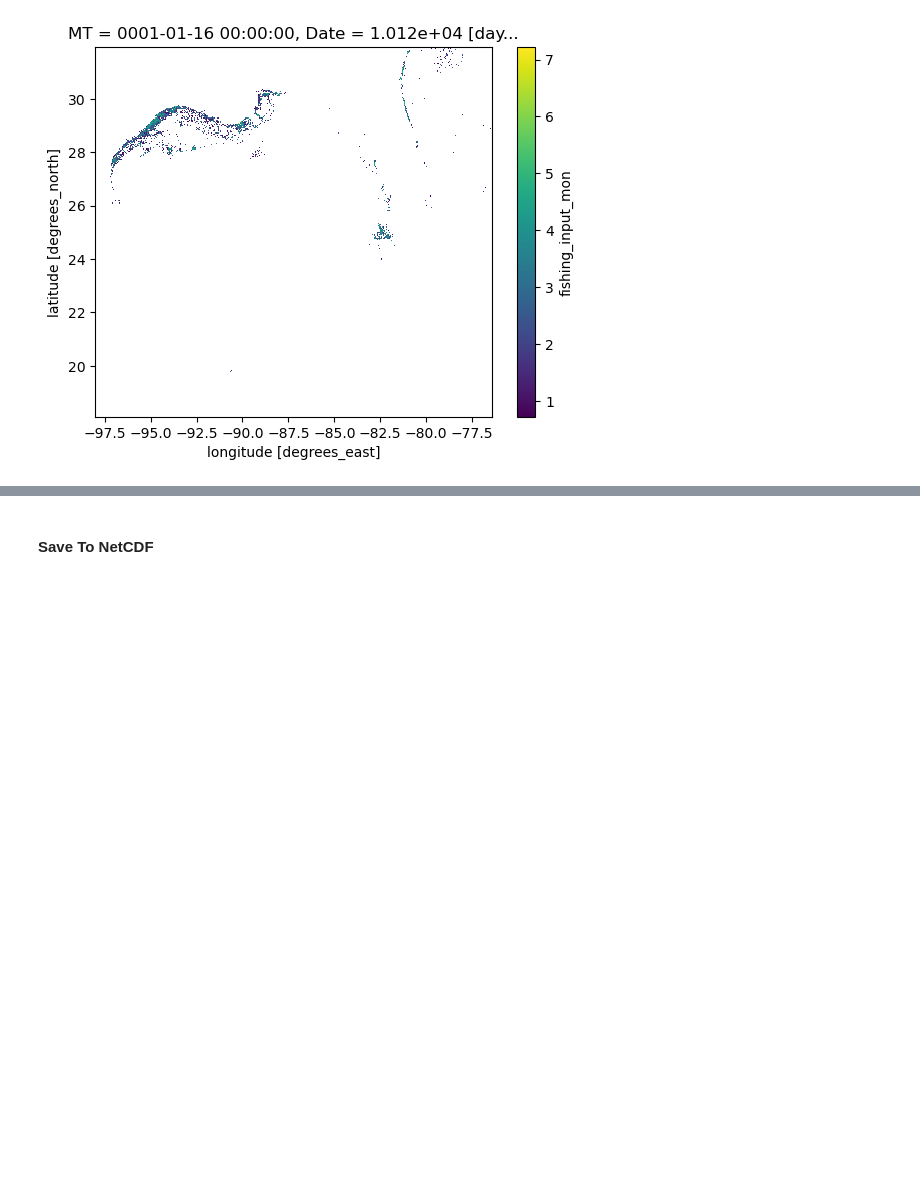
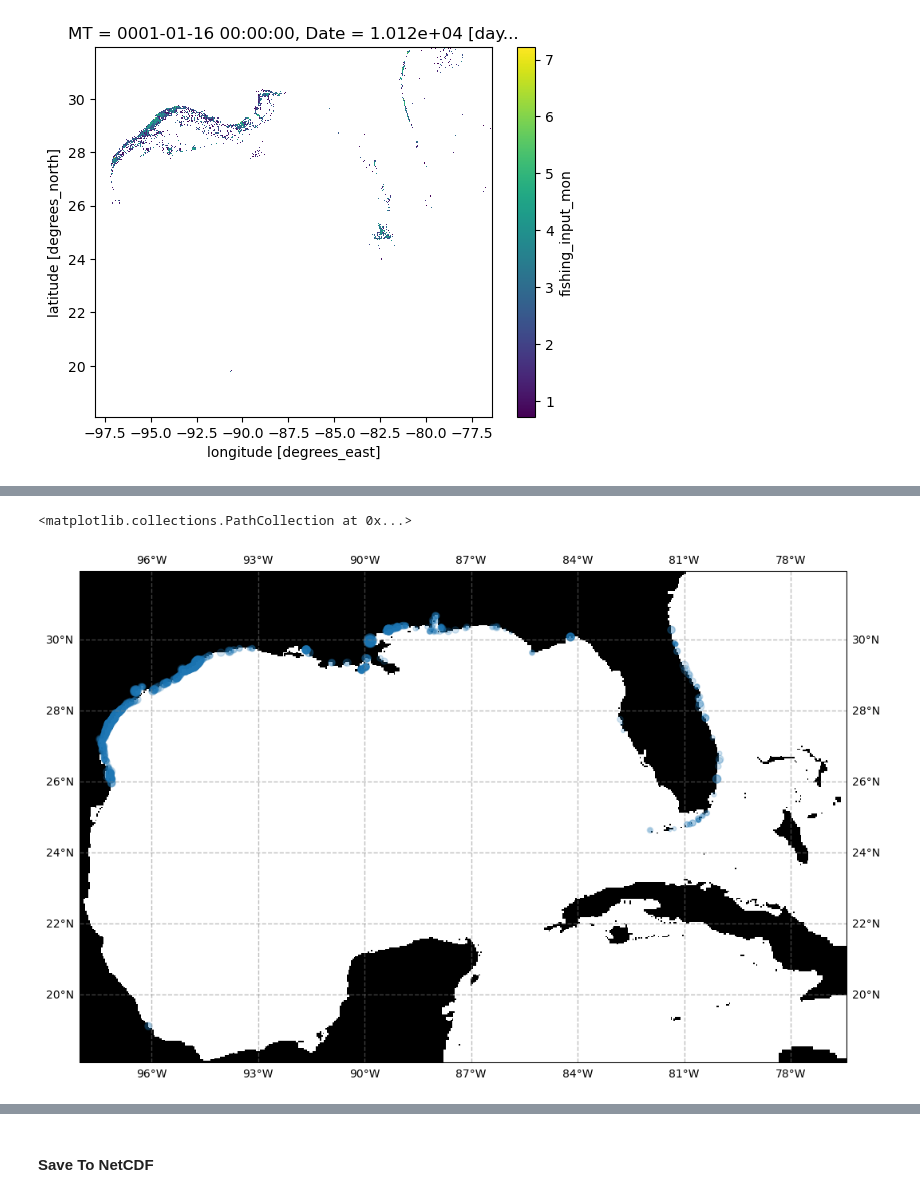
Before and after one commit to davidavzP/GOM_microplastics, a Jupyter notebook: gen_particleset.ipynb, the cells around one changed output, grey strips where cells are left out. Saved outputs shown, nothing was run; the diff lists cells and outputs as text; code cells hidden in the pictures; blank space fills up the shorter version.

```diff
--- a/gen_particleset.ipynb
+++ b/gen_particleset.ipynb
@@ -284,0 +327,12 @@ gom_masks = gom_masks.assign(ocean_id_mask = (('Latitude', 'Longitude'), ocean_i
+# %%
+X_land,Y_land = np.meshgrid(gom_masks.landmask['Latitude'],gom_masks.landmask['Longitude'],  indexing='ij')
+
+fig = plt.figure(figsize=(32,8))
+ax = plt.axes(projection=ccrs.PlateCarree())
+ax.gridlines(crs=ccrs.PlateCarree(), draw_labels=True,
+                  linewidth=1, color='gray', alpha=0.5, linestyle='--')
+ax.pcolormesh(Y_land, X_land, gom_masks.landmask,cmap='Greys')
+ax.scatter(df_all_nurdles.lon, df_all_nurdles.lat, s = np.log(df_all_nurdles.nurdle_count)*10, alpha = 0.2)
+# %% [output]
+<matplotlib.collections.PathCollection at 0x...>
+[figure, added]
```
Also changed, not shown: parts of 11 cells of this notebook, 1 other file.
